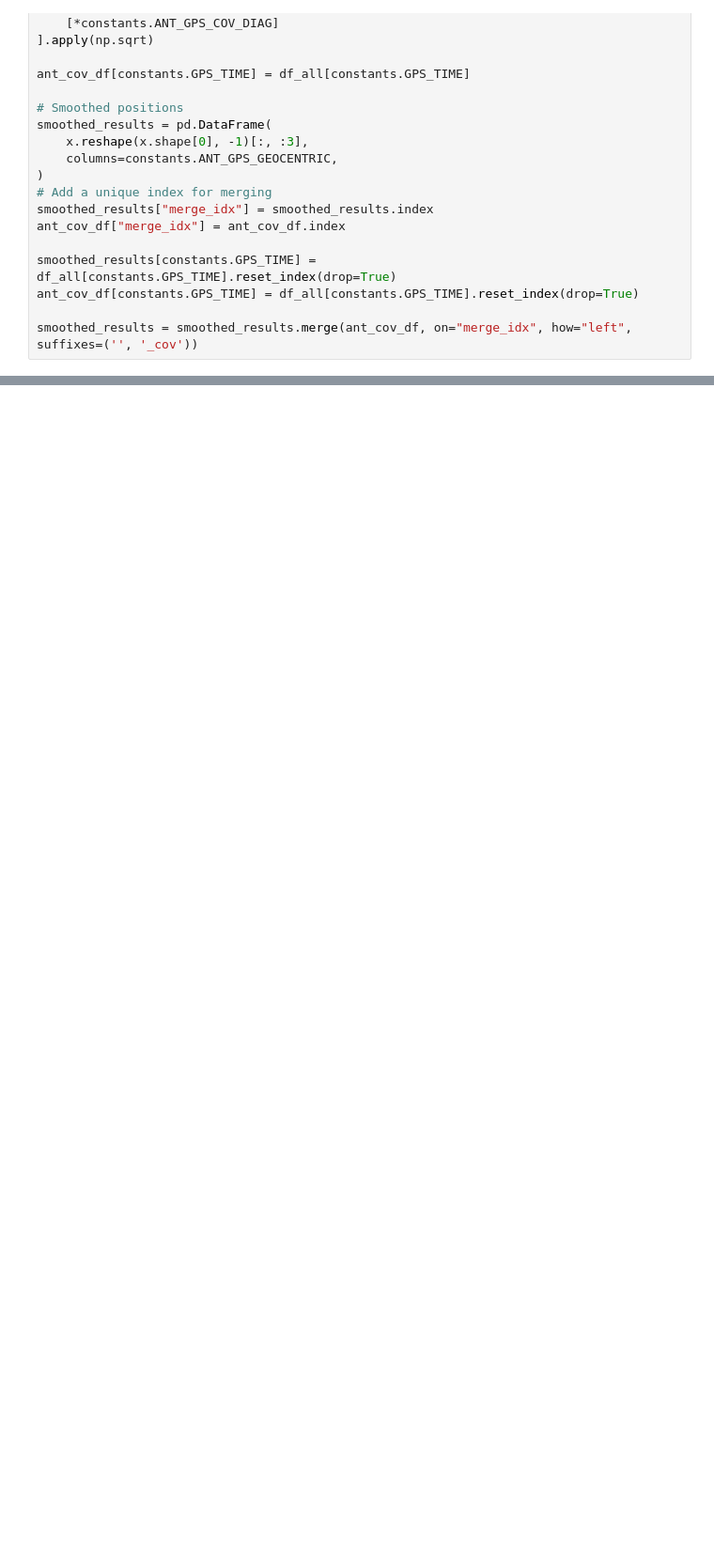
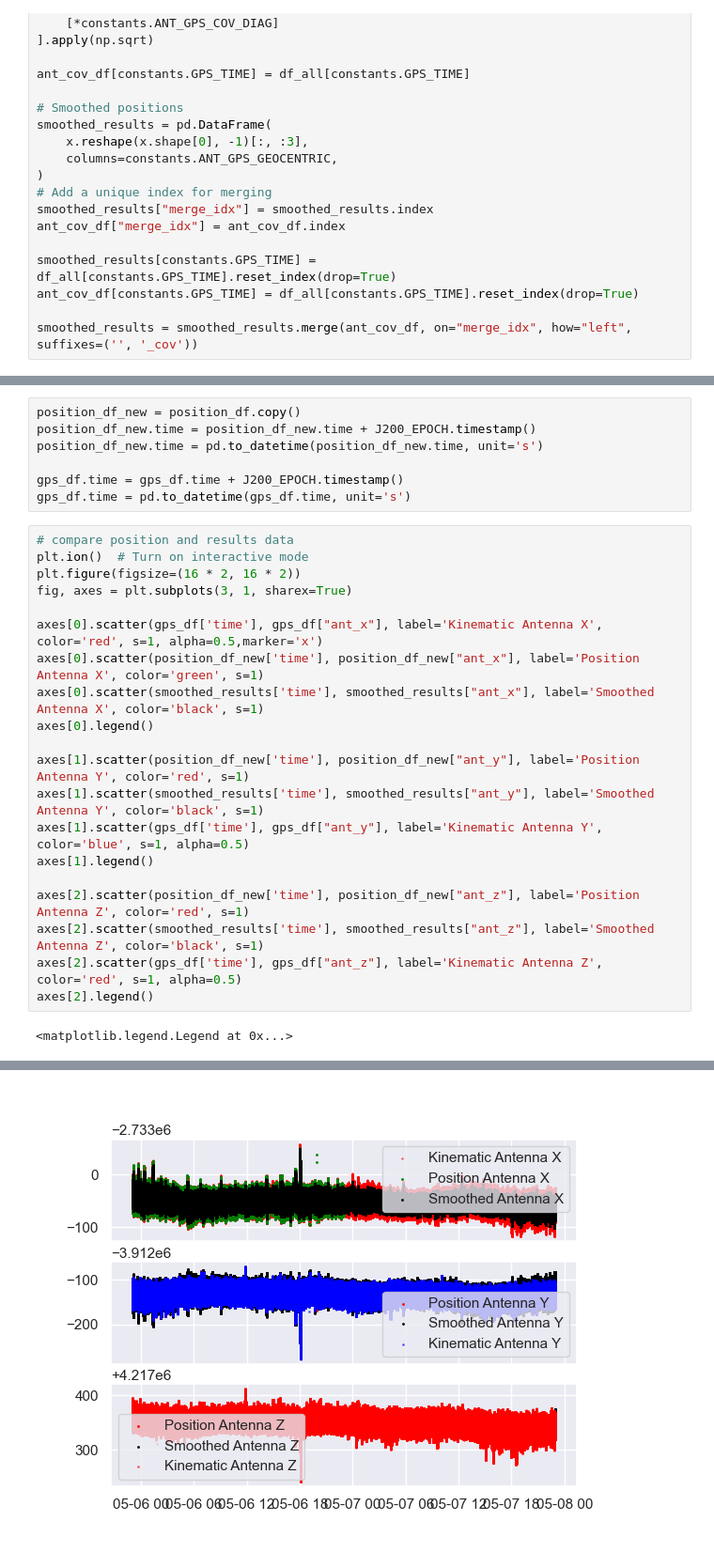
Before and after one commit to EarthScope/es_sfgtools, a Jupyter notebook: dev/notebooks/ncc1_demo.ipynb, the cells around one changed output, grey strips where cells are left out. Shown at 94% size. Drawn from its saved outputs; the diff is of its cells as text; blank space fills up the shorter version.

```diff
--- a/dev/notebooks/ncc1_demo.ipynb
+++ b/dev/notebooks/ncc1_demo.ipynb
@@ -363,0 +336,29 @@ axes[2].plot(smoothed_results[constants.GPS_TIME], smoothed_results["ant_sigz"],
+# %%
+position_df_new = position_df.copy()
+position_df_new.time = position_df_new.time + J200_EPOCH.timestamp()
+position_df_new.time = pd.to_datetime(position_df_new.time, unit='s')
+
+gps_df.time = gps_df.time + J200_EPOCH.timestamp()
+gps_df.time = pd.to_datetime(gps_df.time, unit='s')
+# %%
+# compare position and results data
+plt.ion()  # Turn on interactive mode
+plt.figure(figsize=(16 * 2, 16 * 2))
+fig, axes = plt.subplots(3, 1, sharex=True)
+
+axes[0].scatter(gps_df['time'], gps_df["ant_x"], label='Kinematic Antenna X', color='red', s=1, alpha=0.5,marker='x')
+axes[0].scatter(position_df_new['time'], position_df_new["ant_x"], label='Position Antenna X', color='green', s=1)
+axes[0].scatter(smoothed_results['time'], smoothed_results["ant_x"], label='Smoothed Antenna X', color='black', s=1)
+axes[0].legend()
+
+axes[1].scatter(position_df_new['time'], position_df_new["ant_y"], label='Position Antenna Y', color='red', s=1)
+axes[1].scatter(smoothed_results['time'], smoothed_results["ant_y"], label='Smoothed Antenna Y', color='black', s=1)
+axes[1].scatter(gps_df['time'], gps_df["ant_y"], label='Kinematic Antenna Y', color='blue', s=1, alpha=0.5)
+axes[1].legend()
+
+axes[2].scatter(position_df_new['time'], position_df_new["ant_z"], label='Position Antenna Z', color='red', s=1)
+axes[2].scatter(smoothed_results['time'], smoothed_results["ant_z"], label='Smoothed Antenna Z', color='black', s=1)
+axes[2].scatter(gps_df['time'], gps_df["ant_z"], label='Kinematic Antenna Z', color='red', s=1, alpha=0.5)
+axes[2].legend()
+# %% [output]
+<matplotlib.legend.Legend at 0x...>
@@ -363,0 +366 @@ axes[2].plot(smoothed_results[constants.GPS_TIME], smoothed_results["ant_sigz"],
+[figure, added]
```
Also changed, not shown: parts of 6 cells of this notebook.
